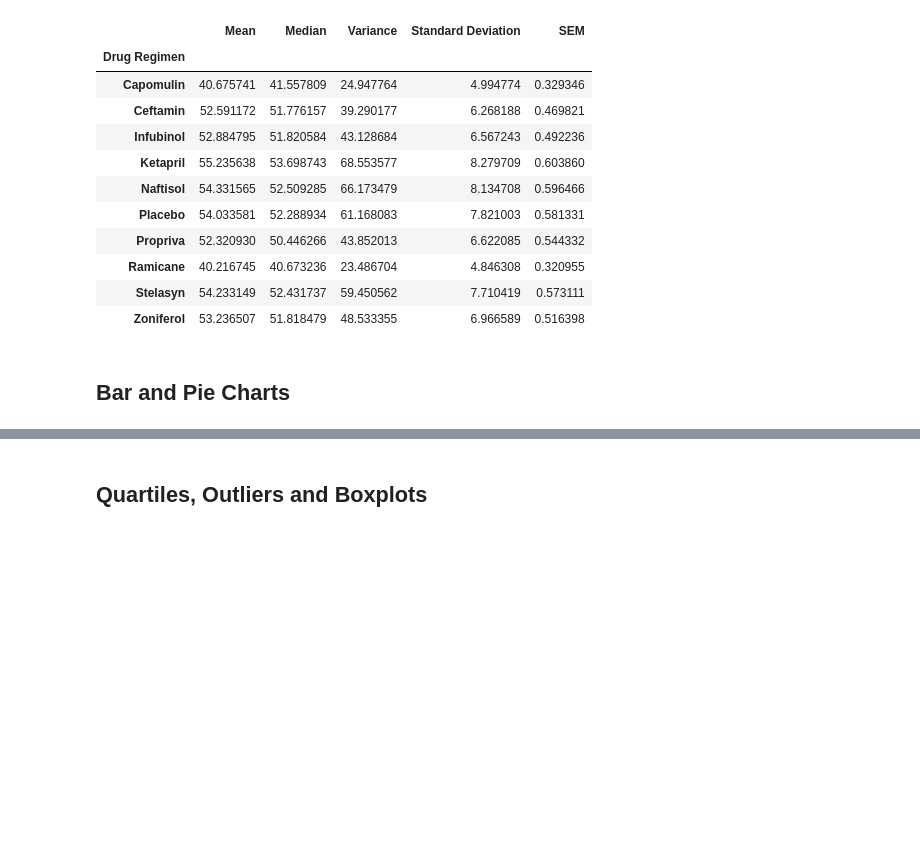
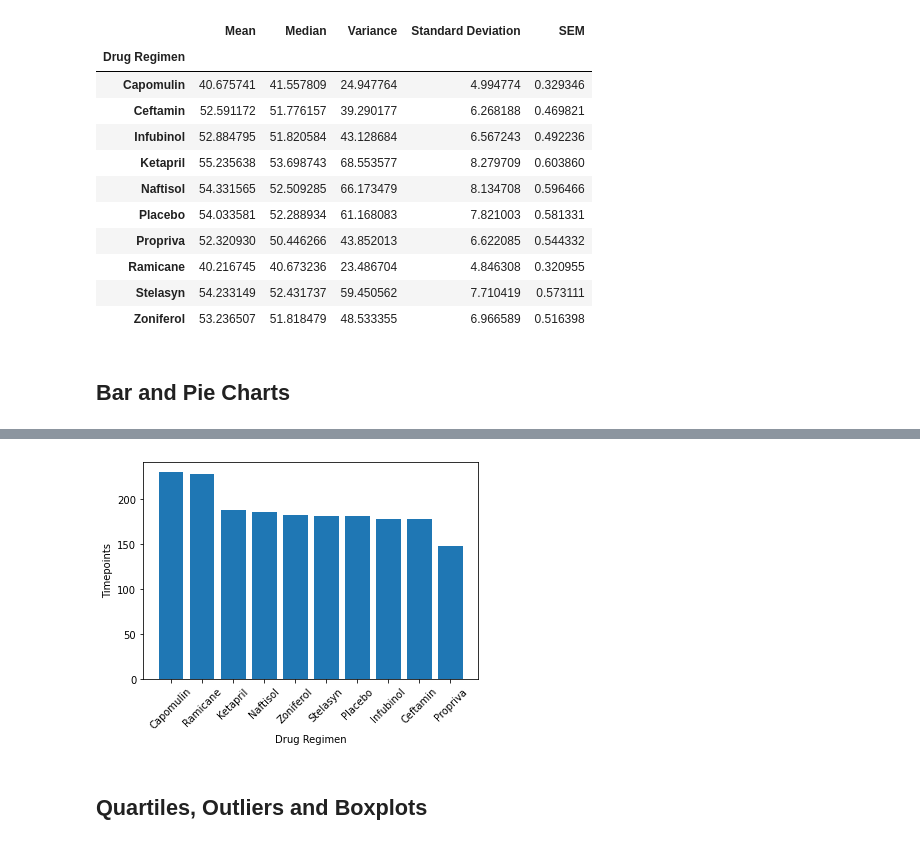
Before and after one commit to KDaceyx/Pymaceuticals, a Jupyter notebook: pymaceuticals_starter.ipynb, the cells around one changed output, grey strips where cells are left out. Cells and saved outputs as stored; diff of their text form; code cells hidden in the pictures; blank space fills up the shorter version.

```diff
--- a/pymaceuticals_starter.ipynb
+++ b/pymaceuticals_starter.ipynb
@@ -125,5 +132,19 @@ summarized_regimen
 # %%
 # Generate a bar plot showing the total number of timepoints for all mice tested for each drug regimen using pyplot.
+
+y_axis = clean_data['Drug Regimen'].value_counts()
+x_axis = np.arange(0, len(y_axis))
+
+tick_locations = [value for value in x_axis]
+plt.xticks(tick_locations, y_axis.index.values, rotation=45)
+
+plt.xlabel('Drug Regimen')
+plt.ylabel('Timepoints')
+
+plt.bar(x_axis, y_axis)
+plt.show()
+# %% [output]
+[figure, added]
 # %%
 # Generate a pie plot showing the distribution of female versus male mice using Pandas
 # %%
```
Also changed, not shown: parts of 2 cells of this notebook.
